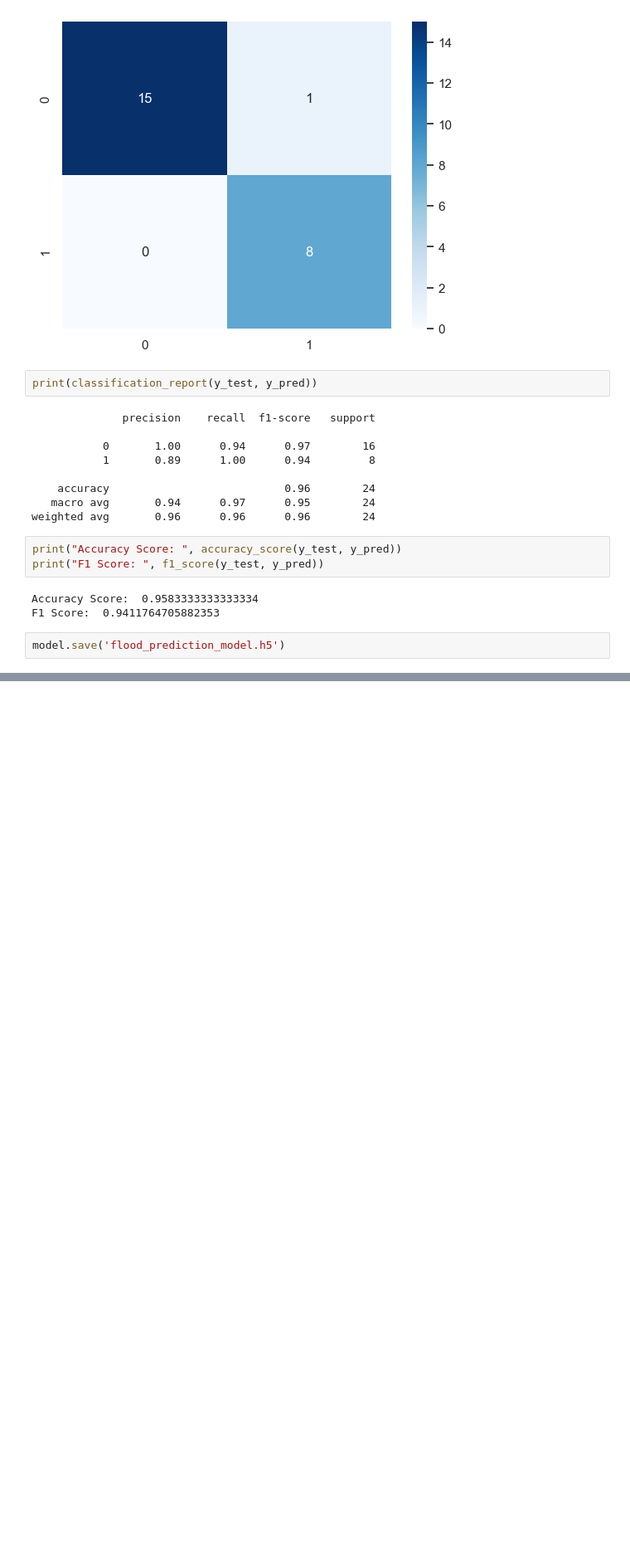
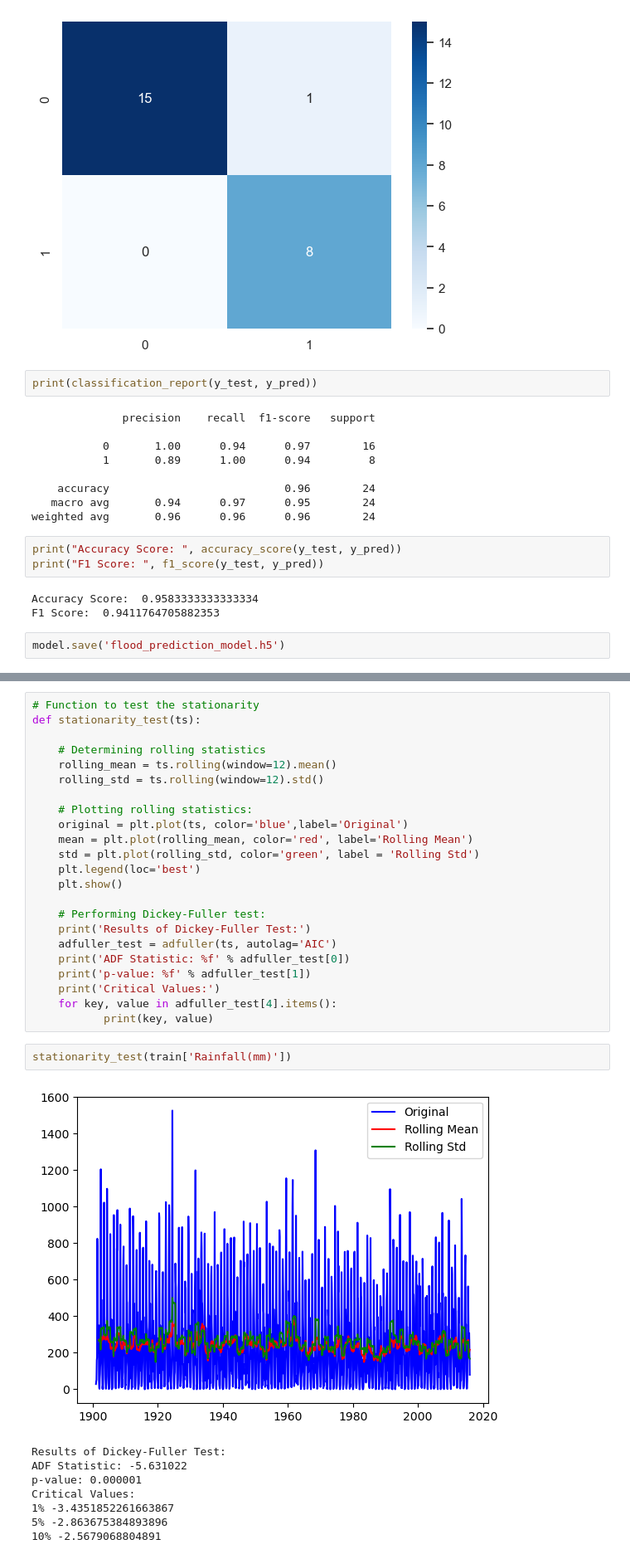
Before and after one commit to jishnu3000/flood-prediction, a Jupyter notebook: F20PA.ipynb, the cells around one changed output, grey strips where cells are left out. Shown at 83% size. Saved outputs shown, nothing was run; the diff lists cells and outputs as text; blank space fills up the shorter version.

```diff
--- a/F20PA.ipynb
+++ b/F20PA.ipynb
@@ -255,0 +333,34 @@ model.save('flood_prediction_model.h5')
+# %%
+# Function to test the stationarity
+def stationarity_test(ts):
+
+    # Determining rolling statistics
+    rolling_mean = ts.rolling(window=12).mean()
+    rolling_std = ts.rolling(window=12).std()
+
+    # Plotting rolling statistics:
+    original = plt.plot(ts, color='blue',label='Original')
+    mean = plt.plot(rolling_mean, color='red', label='Rolling Mean')
+    std = plt.plot(rolling_std, color='green', label = 'Rolling Std')
+    plt.legend(loc='best')
+    plt.show()
+
+    # Performing Dickey-Fuller test:
+    print('Results of Dickey-Fuller Test:')
+    adfuller_test = adfuller(ts, autolag='AIC')
+    print('ADF Statistic: %f' % adfuller_test[0])
+    print('p-value: %f' % adfuller_test[1])
+    print('Critical Values:')
+    for key, value in adfuller_test[4].items():
+           print(key, value)
+# %%
+stationarity_test(train['Rainfall(mm)'])
+# %% [output]
+[figure, added]
+Results of Dickey-Fuller Test:
+ADF Statistic: -5.631022
+p-value: 0.000001
+Critical Values:
+1% -3.4351852261663867
+5% -2.863675384893896
+10% -2.5679068804891
```
Also changed, not shown: parts of 31 cells of this notebook.
